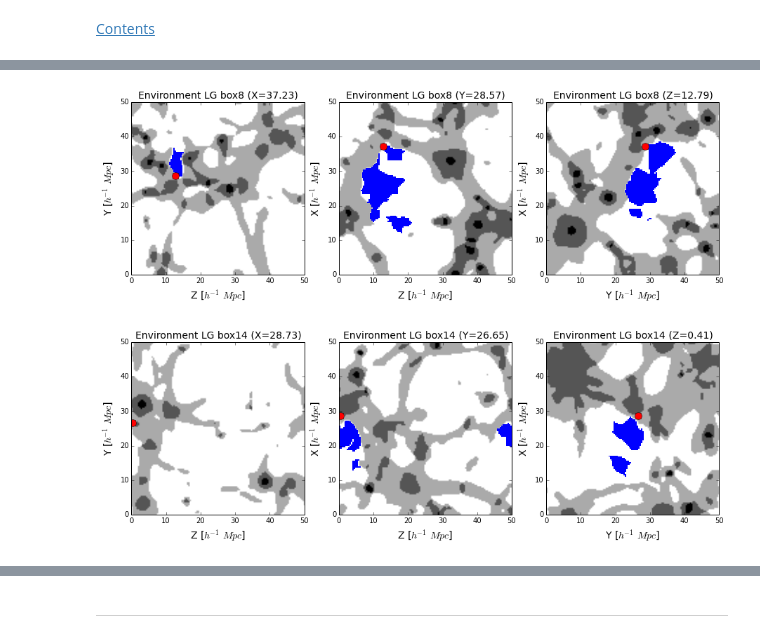
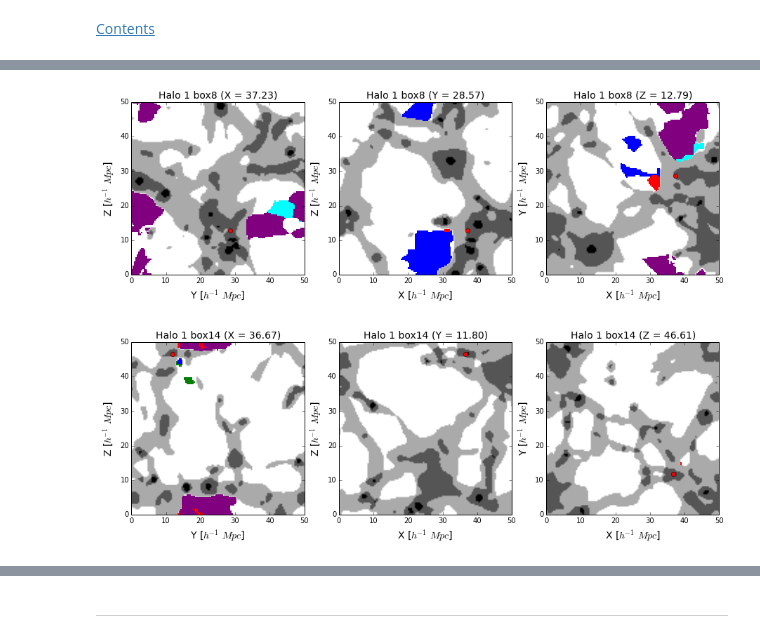
Before and after one commit to forero/Elvis-in-the-web, a Jupyter notebook: src/voids/VoidsAnalysis_128.ipynb, the cells around one changed output, grey strips where cells are left out. Cells and saved outputs as stored; diff of their text form; code cells hidden in the pictures.

```diff
--- a/src/voids/VoidsAnalysis_128.ipynb
+++ b/src/voids/VoidsAnalysis_128.ipynb
@@ -45,21 +45,22 @@ import os
 
 #Customized cmap
 my_cmap4 = plt.cm.get_cmap('gray', 4)
-#2map black
-cmap2 = mpl.colors.LinearSegmentedColormap.from_list('my_cmap2',["white","black"],2)
-cmap2._init()
-alphas = np.ones( cmap2.N+3)
-alphas[0] = 0
-cmap2._lut[:,-1] = alphas
-#2map blue
-cmap2b = mpl.colors.LinearSegmentedColormap.from_list('my_cmap2',["white","blue"],2)
-cmap2b._init()
-alphas = np.ones( cmap2b.N+3)
-alphas[0] = 0
-cmap2b._lut[:,-1] = alphas
+#Customize 2map
+def cmap2(color):
+    cmap2b = mpl.colors.LinearSegmentedColormap.from_list('my_cmap2',["white",color],2)
+    cmap2b._init()
+    alphas = np.ones( cmap2b.N+3)
+    alphas[0] = 0
+    cmap2b._lut[:,-1] = alphas
+    return cmap2b
 
 #Label of axes
-xlabels = ["Y", "Z", "Z"]
-ylabels = ["X", "X", "Y"]
+xlabels = ["Y", "X", "X"]
+xindex = [2,1,1]
+ylabels = ["Z", "Z", "Y"]
+yindex = [3,3,2]
+zlabels = ["X", "Y", "Z"]
+#Colors of neighbour
+colors = ["blue", "green", "red", "cyan", "purple"]
 # %% [output]
 Populating the interactive namespace from numpy and matplotlib
@@ -320,7 +323,7 @@ def VisualVoids( box, axe = 3, coor = 0, axes = None ):
     voids2 = lista[ voids.astype(int) ]
     axes.imshow( np.transpose(voids2[::,::-1]), cmap = 'spectral', extent = [0,Lbox,0,Lbox],
     vmin = -num_voids/50., vmax = num_voids, interpolation = 'none' )
-    axes.imshow( np.transpose(contours[::,::-1]), cmap = cmap2, extent = [0,Lbox,0,Lbox],
+    axes.imshow( np.transpose(contours[::,::-1]), cmap = cmap2(color='black'), extent = [0,Lbox,0,Lbox],
     vmin = 0, vmax = 1 )
 
     #Format
@@ -430,8 +438,8 @@ halo_environment( boxes[4], 0 )
 # %%
-halo_environment( boxes[5], 0 )
+halo_environment( boxes[5], 0, Nneigh=5 )
 # %% [output]
-[figure, old version]
+[figure, new version]
 # %%
-halo_environment( boxes[6], 0 )
+halo_environment( boxes[6], 0, Nneigh=5 )
 # %% [output]
-[figure, old version]
+[figure, new version]
```
Also changed, not shown: parts of 14 cells of this notebook.
